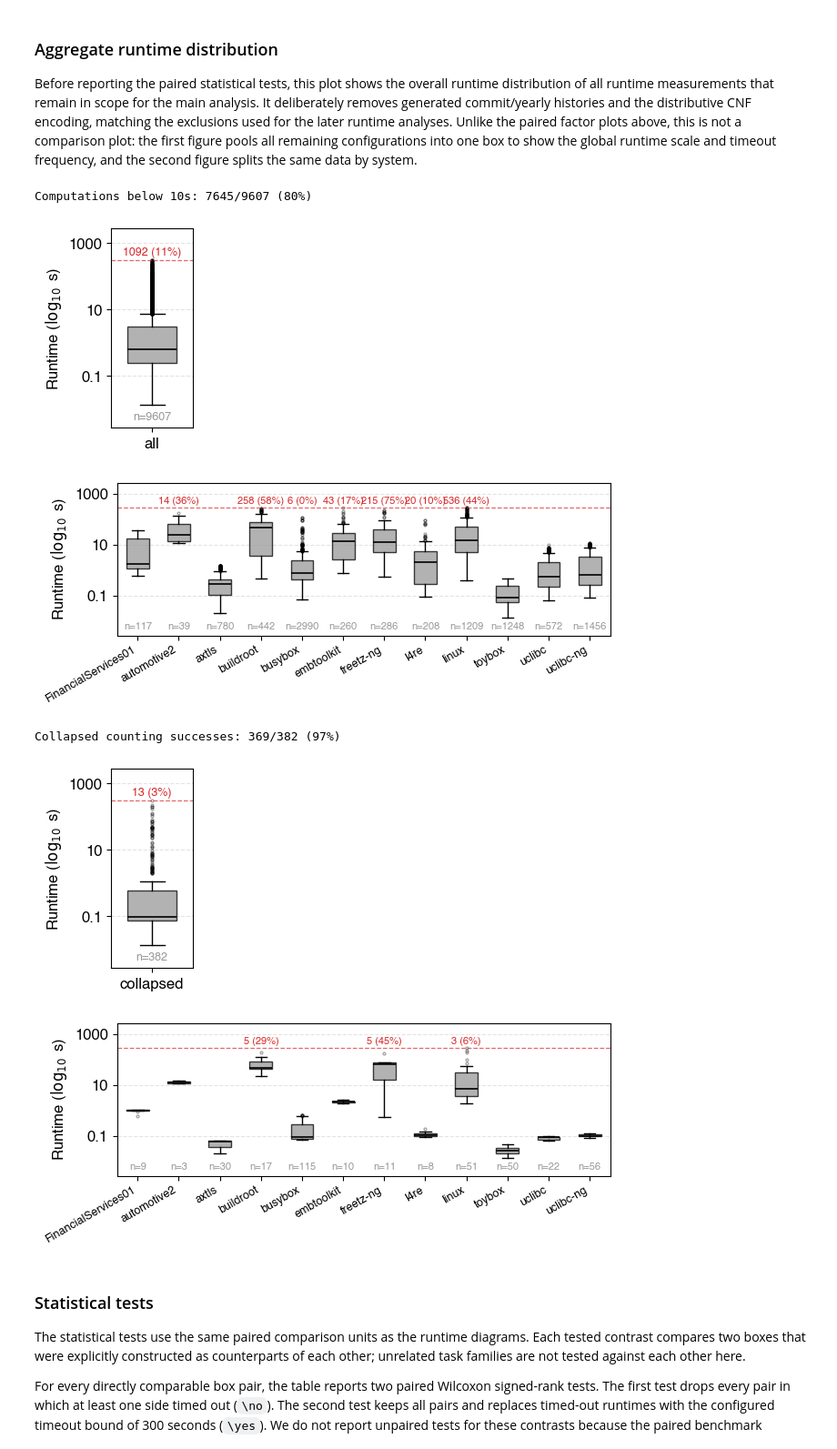
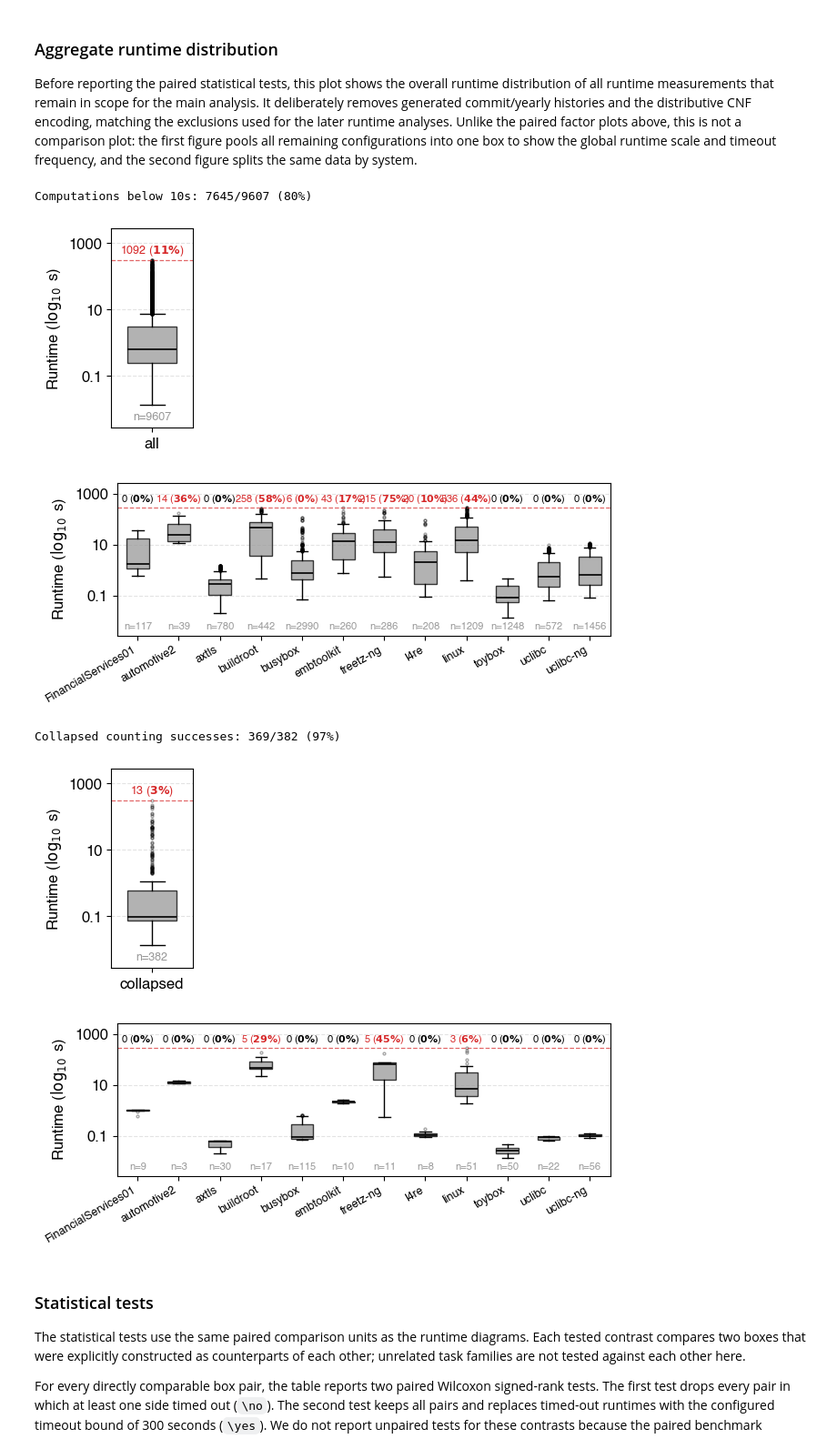
Before and after one commit to ekuiter/torte, a Jupyter notebook: experiments/feature-model-differences/evaluation.ipynb, the cells around one changed output. Shown at 91% size. Drawn from its saved outputs; the diff is of its cells as text; code cells hidden in the pictures.

```diff
--- a/experiments/feature-model-differences/evaluation.ipynb
+++ b/experiments/feature-model-differences/evaluation.ipynb
@@ -1078,10 +1090,9 @@ def _draw_cross_split_factor_boxes(ax, sub, spec, split_col):
 
             # Show timeout count/rate plus the number of timeouts unique to this exact
             # box among the four CNF/semantics boxes.
-            if timeouts > 0:
-                exclusive = box_timeout_uniques[(value, split)]
-                ax.text(pos, TIMEOUT * 1.18, _format_timeout_label(timeouts, timeout_rate, exclusive),
-                        ha='center', va='bottom', fontsize=9, color=COLOR['timeout'], fontweight='bold')
+            exclusive = box_timeout_uniques[(value, split)]
+            ax.text(pos, TIMEOUT * 1.18, _format_timeout_label(timeouts, timeout_rate, exclusive),
+                    ha='center', va='bottom', fontsize=9, color=_timeout_label_color(timeouts))
 
             # Show the number of paired attempts represented by this split box. This includes
             # completed runtimes and timeout attempts, matching the denominator of the timeout
@@ -1227,10 +1238,9 @@ def _draw_isolated_factor_boxes(ax, sub, spec):
         # Timeout labels have two lines: total timeouts for this value, then the subset
         # that occurred only for this value and not for its paired counterpart. The shared
         # timeouts are implicit because they are total minus only.
-        if timeouts > 0:
-            exclusive = timeout_exclusives[(value,)]
-            ax.text(pos, TIMEOUT * 1.18, _format_timeout_label(timeouts, timeout_rate, exclusive),
-                    ha='center', va='bottom', fontsize=9, color=COLOR['timeout'], fontweight='bold')
+        exclusive = timeout_exclusives[(value,)]
+        ax.text(pos, TIMEOUT * 1.18, _format_timeout_label(timeouts, timeout_rate, exclusive),
+                ha='center', va='bottom', fontsize=9, color=_timeout_label_color(timeouts))
 
         # Show the number of paired attempts represented by this box. This includes both
         # completed runtimes and timeout attempts, matching the denominator of the timeout
@@ -1437,9 +1447,8 @@ def _draw_engine_method_boxes(ax, sub, method, engines):
         # Two-line timeout label: first line is all timeouts for this engine; second line is
         # timeouts unique to this engine within the current facet. For a one-engine facet, all
         # timeouts are unique within that facet by definition.
-        if timeouts > 0:
-            ax.text(xi, TIMEOUT * 1.18, _format_timeout_label(timeouts, timeout_rate, timeout_uniques[(engine,)]),
-                    ha='center', va='bottom', fontsize=9, color=COLOR['timeout'], fontweight='bold')
+        ax.text(xi, TIMEOUT * 1.18, _format_timeout_label(timeouts, timeout_rate, timeout_uniques[(engine,)]),
+                ha='center', va='bottom', fontsize=9, color=_timeout_label_color(timeouts))
 
         # n counts all paired attempts for this engine, including completed runs and timeouts.
         ax.text(xi, 0.03, f'n={total}', transform=ax.get_xaxis_transform(),
@@ -1560,9 +1569,8 @@ def _draw_grouped_factor_boxes(ax, sub, spec, group_col, group_label):
                 bp['boxes'][0].set_alpha(0.75)
 
             # Red labels encode timeout count and timeout rate for this category.
-            if timeouts > 0:
-                ax.text(pos, TIMEOUT * 1.08, f'{timeouts}\n({timeout_rate:.1%})',
-                        ha='center', va='bottom', fontsize=6, color=COLOR['timeout'], fontweight='bold')
+            ax.text(pos, TIMEOUT * 1.08, f"{timeouts}\n({_format_bold_percent(timeout_rate, 1)})",
+                    ha='center', va='bottom', fontsize=6, color=_timeout_label_color(timeouts))
 
     # Draw the timeout threshold and use a log axis because completed runtimes span orders
     # of magnitude while the timeout line sits at 300 seconds.
@@ -1668,9 +1676,8 @@ with plt.rc_context({'font.family': 'Helvetica', 'font.size': 12}):
 
     # Keep the timeout reporting consistent with the other runtime plots: the red line marks
     # the 300s threshold and the red label gives count and rate among all pooled attempts.
-    if _runtime_all_timeouts > 0:
-        ax.text(1, TIMEOUT * 1.18, f'{_runtime_all_timeouts} ({_runtime_all_timeout_rate:.0%})',
-                ha='center', va='bottom', fontsize=9, color=COLOR['timeout'], fontweight='bold')
+    ax.text(1, TIMEOUT * 1.18, f"{_runtime_all_timeouts} ({_format_bold_percent(_runtime_all_timeout_rate)})",
+            ha='center', va='bottom', fontsize=9, color=_timeout_label_color(_runtime_all_timeouts))
 
     ax.text(1, 0.03, f'n={_runtime_all_total}', transform=ax.get_xaxis_transform(),
             ha='center', va='bottom', fontsize=9, color=COLOR['gray'])
@@ -1721,9 +1728,8 @@ with plt.rc_context({'font.family': 'Helvetica', 'font.size': 12}):
             bp['boxes'][0].set_facecolor(COLOR['gray'])
             bp['boxes'][0].set_alpha(0.75)
 
-        if timeouts > 0:
-            ax.text(pos, TIMEOUT * 1.18, f'{timeouts} ({timeout_rate:.0%})',
-                    ha='center', va='bottom', fontsize=8, color=COLOR['timeout'], fontweight='bold')
+        ax.text(pos, TIMEOUT * 1.18, f"{timeouts} ({_format_bold_percent(timeout_rate)})",
+                ha='center', va='bottom', fontsize=8, color=_timeout_label_color(timeouts))
         ax.text(pos, 0.03, f'n={total}', transform=ax.get_xaxis_transform(),
                 ha='center', va='bottom', fontsize=8, color=COLOR['gray'])
 
@@ -1797,9 +1803,8 @@ with plt.rc_context({'font.family': 'Helvetica', 'font.size': 12}):
         bp['boxes'][0].set_facecolor(COLOR['gray'])
         bp['boxes'][0].set_alpha(0.75)
 
-    if _runtime_collapsed_timeouts > 0:
-        ax.text(1, TIMEOUT * 1.18, f'{_runtime_collapsed_timeouts} ({_runtime_collapsed_timeout_rate:.0%})',
-                ha='center', va='bottom', fontsize=9, color=COLOR['timeout'], fontweight='bold')
+    ax.text(1, TIMEOUT * 1.18, f"{_runtime_collapsed_timeouts} ({_format_bold_percent(_runtime_collapsed_timeout_rate)})",
+            ha='center', va='bottom', fontsize=9, color=_timeout_label_color(_runtime_collapsed_timeouts))
 
     ax.text(1, 0.03, f'n={_runtime_collapsed_total}', transform=ax.get_xaxis_transform(),
             ha='center', va='bottom', fontsize=9, color=COLOR['gray'])
@@ -1853,39 +1858,38 @@ with plt.rc_context({'font.family': 'Helvetica', 'font.size': 12}):
                 flierprops=dict(marker='o', markersize=2, alpha=0.35),
                 medianprops=dict(color=COLOR['black'], linewidth=1.2),
             )
             bp['boxes'][0].set_facecolor(COLOR['gray'])
             bp['boxes'][0].set_alpha(0.75)
 
-        if timeouts > 0:
-            ax.text(pos, TIMEOUT * 1.18, f'{timeouts} ({timeout_rate:.0%})',
-                    ha='center', va='bottom', fontsize=8, color=COLOR['timeout'], fontweight='bold')
+        ax.text(pos, TIMEOUT * 1.18, f"{timeouts} ({_format_bold_percent(timeout_rate)})",
+                ha='center', va='bottom', fontsize=8, color=_timeout_label_color(timeouts))
         ax.text(pos, 0.03, f'n={total}', transform=ax.get_xaxis_transform(),
                 ha='center', va='bottom', fontsize=8, color=COLOR['gray'])
 
     ax.axhline(TIMEOUT, color=COLOR['timeout'], linestyle='--', linewidth=0.9, alpha=0.7)
     ax.set_yscale('log')
     ax.set_ylim(
         bottom=max(_runtime_collapsed_positive_system_values.min() / 5, 1e-4) if len(_runtime_collapsed_positive_system_values) else 1e-4,
         top=TIMEOUT * 9,
     )
     ax.set_xticks(range(1, len(_runtime_collapsed_systems) + 1))
     ax.set_xticklabels(_runtime_collapsed_systems, rotation=30, ha='right', fontsize=9)
     ax.set_ylabel('Runtime ($\log_{10}$ s)', fontsize=12)
     ax.yaxis.set_major_locator(ticker.LogLocator(base=10, numticks=5))
     ax.yaxis.set_minor_locator(ticker.NullLocator())
     ax.yaxis.set_major_formatter(ticker.FuncFormatter(lambda x, _: f'{x:g}'))
     ax.grid(axis='y', linestyle='--', alpha=0.35, which='major')
 
     plt.tight_layout()
     fig.savefig(paper_image_dir / 'runtime-collapsed-counting-by-system.pdf', bbox_inches='tight', pad_inches=0)
     plt.show()
 # %% [output]
 Computations below 10s: 7645/9607 (80%)
-[figure, old version]
+[figure, new version]
-[figure, old version]
+[figure, new version]
 Collapsed counting successes: 369/382 (97%)
 [figure]
-[figure, old version]
+[figure, new version]
 # %% [markdown]
 ### Statistical tests
 
```
Also changed, not shown: parts of 8 cells of this notebook.
